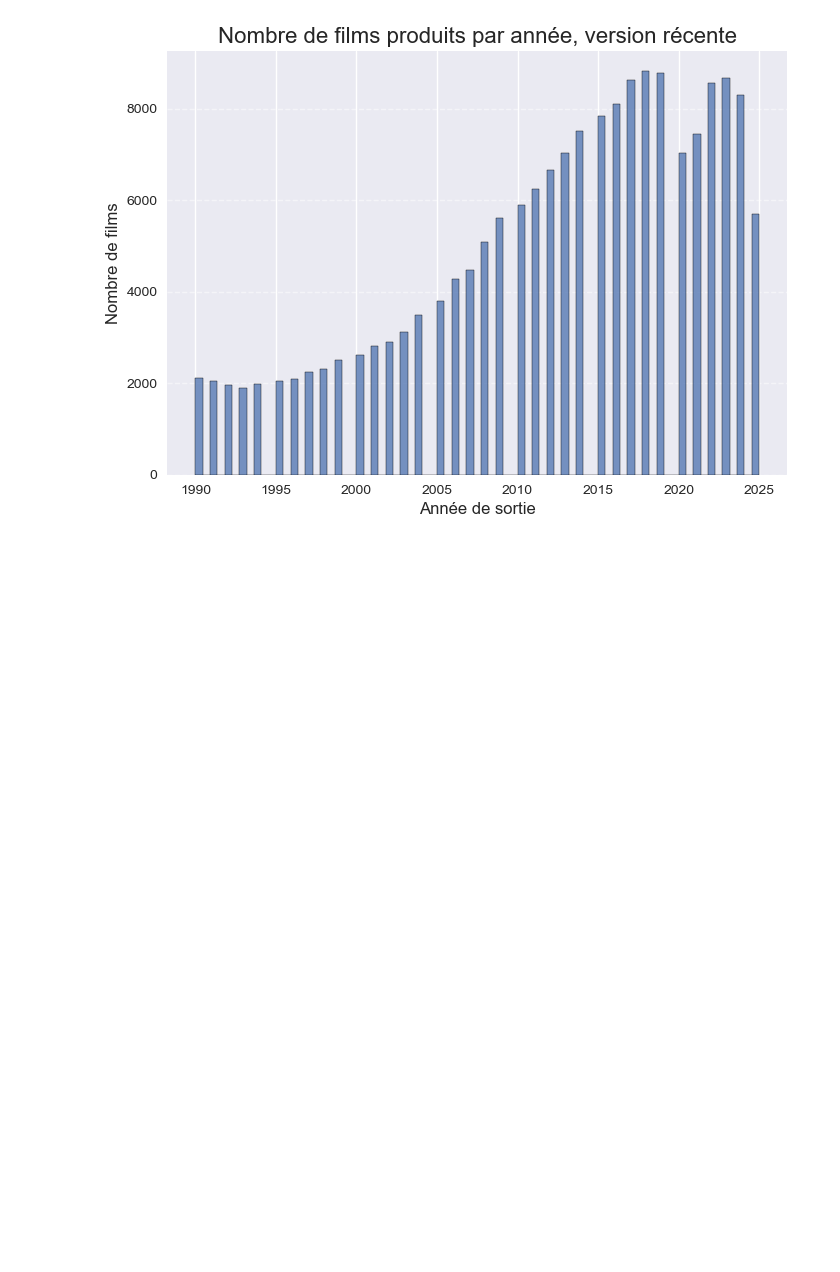
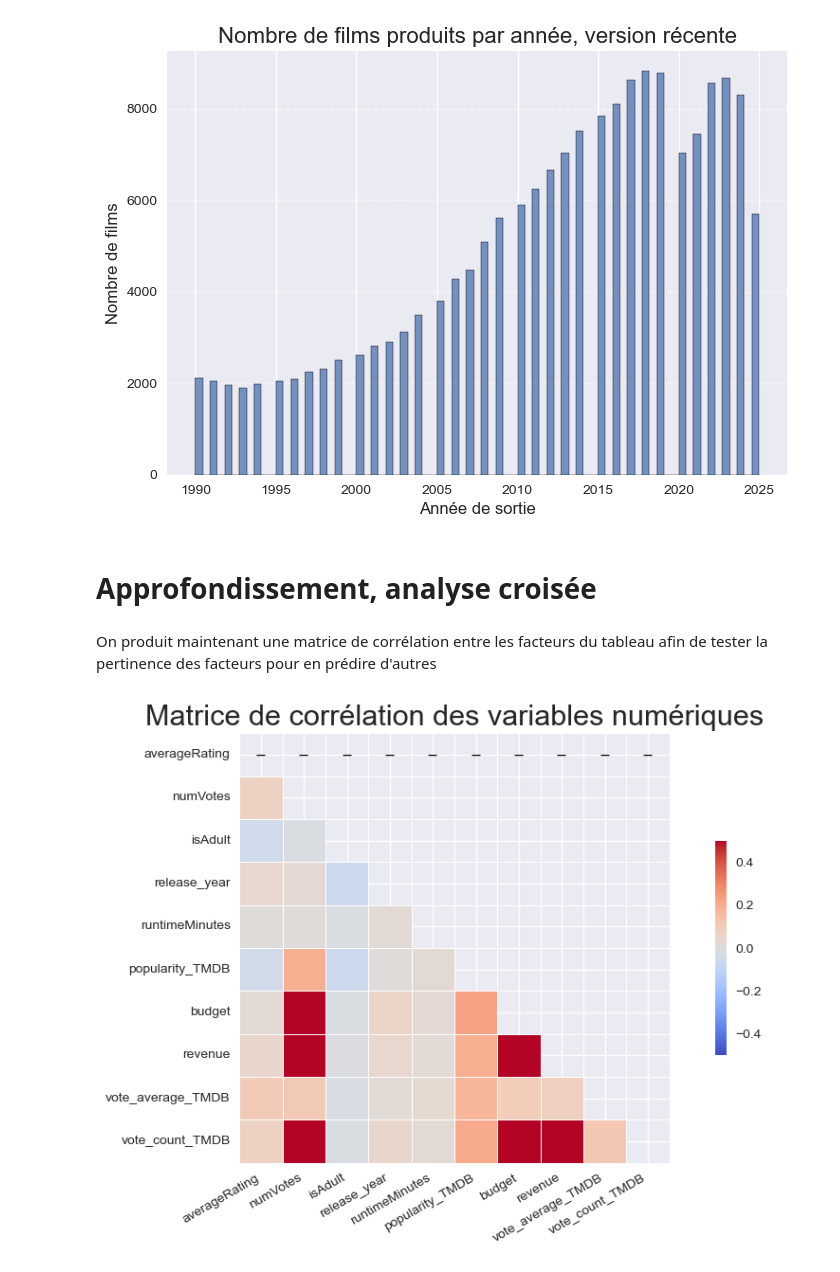
Before and after one commit to enzo-joly/projet_python_films, a Jupyter notebook: Data analysis/analysis_IMDB_ratings.ipynb, the cells around one changed output. Cells and saved outputs as stored; diff of their text form; code cells hidden in the pictures; blank space fills up the shorter version.

```diff
--- a/Data analysis/analysis_IMDB_ratings.ipynb
+++ b/Data analysis/analysis_IMDB_ratings.ipynb
@@ -364,3 +361,56 @@ plt.style.use('seaborn-v0_8')
 plt.show()
 # %% [output]
 [figure]
+# %% [markdown]
+# **Approfondissement, analyse croisée**
+# %% [markdown]
+On produit maintenant une matrice de corrélation entre les facteurs du tableau afin de tester la pertinence des facteurs pour en prédire d'autres
+# %%
+column_labels=df_ratings_imdb.columns.tolist()
+list_columns_object = [
+    "tconst",
+    "originalTitle",
+    "genres",
+    "director_name",
+    "primaryProfession",
+    "original_language",
+    "overview",
+    "country",
+    "production_companies",
+    "cast"
+]
+list_columns_object.append('tmdb_id') #classement des IDS par ordre chrnologique non pertinent pour les corrélations
+
+corr=(df_ratings_imdb.drop(list_columns_object, axis=1).corr().dropna(how='all').dropna(axis=1, how='all'))
+
+mask=np.zeros_like(corr,dtype=bool)
+mask[np.triu_indices_from(mask)]=True
+
+fig=plt.figure(figsize=(10,6))
+
+
+
+g = sns.heatmap(
+    corr,
+    mask=mask,     # Mask upper triangular matrix
+    annot=True,
+    fmt=".2f",
+    cmap='coolwarm',
+    vmax=.5,
+    vmin=-.5,
+    center=0,      # The center value of the legend. With divergent cmap, where white is
+    square=True,
+    linewidths=0.5,
+    cbar_kws={"shrink": .5},
+    annot_kws={"size":12, "color":"black"}
+)
+
+
+
+plt.title("Matrice de corrélation des variables numériques", fontsize=22)
+plt.xticks(rotation=30, ha='right')
+plt.yticks(rotation=0)
+plt.tight_layout()
+plt.show()
+# %% [output]
+[figure, added]
```
Also changed, not shown: parts of 14 cells of this notebook.
